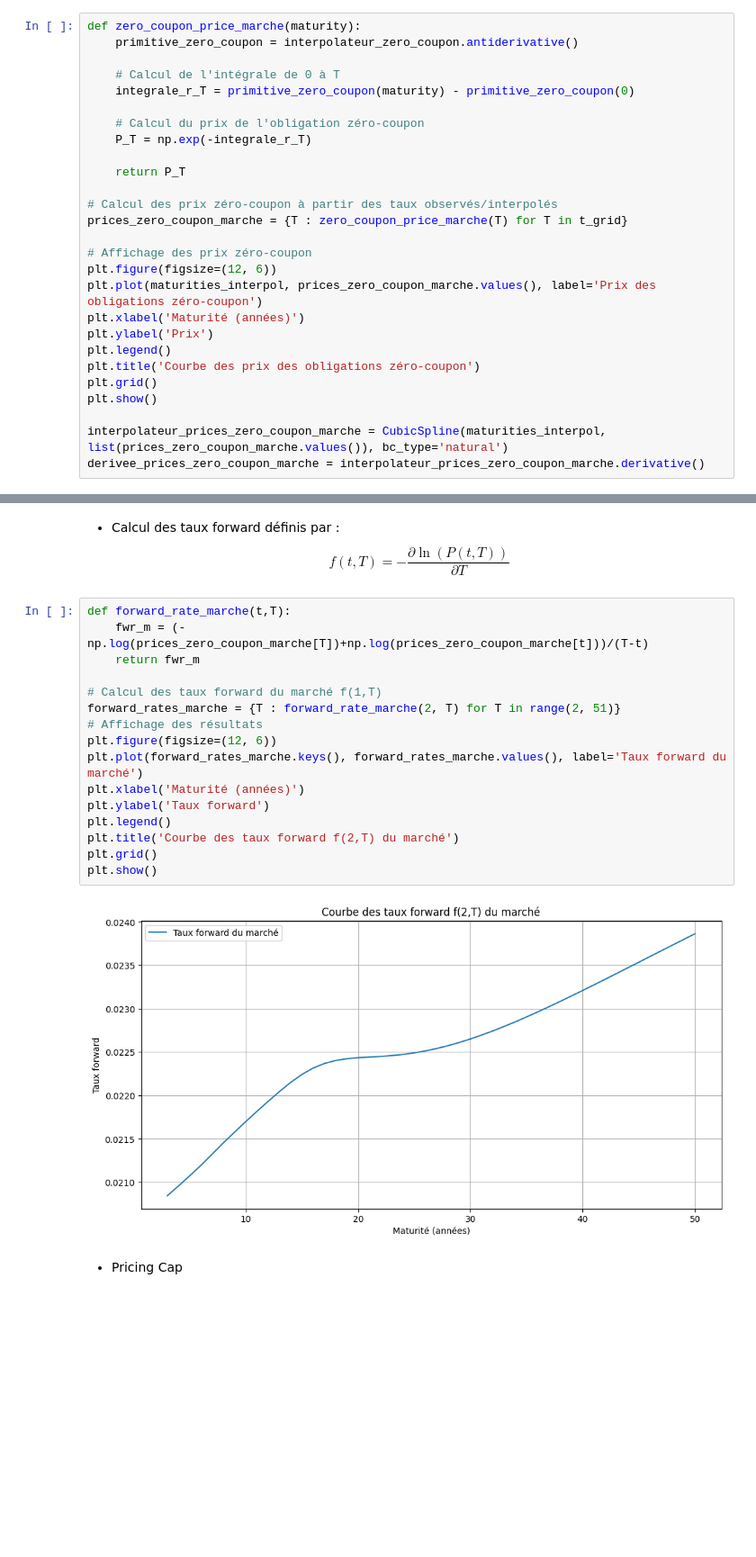
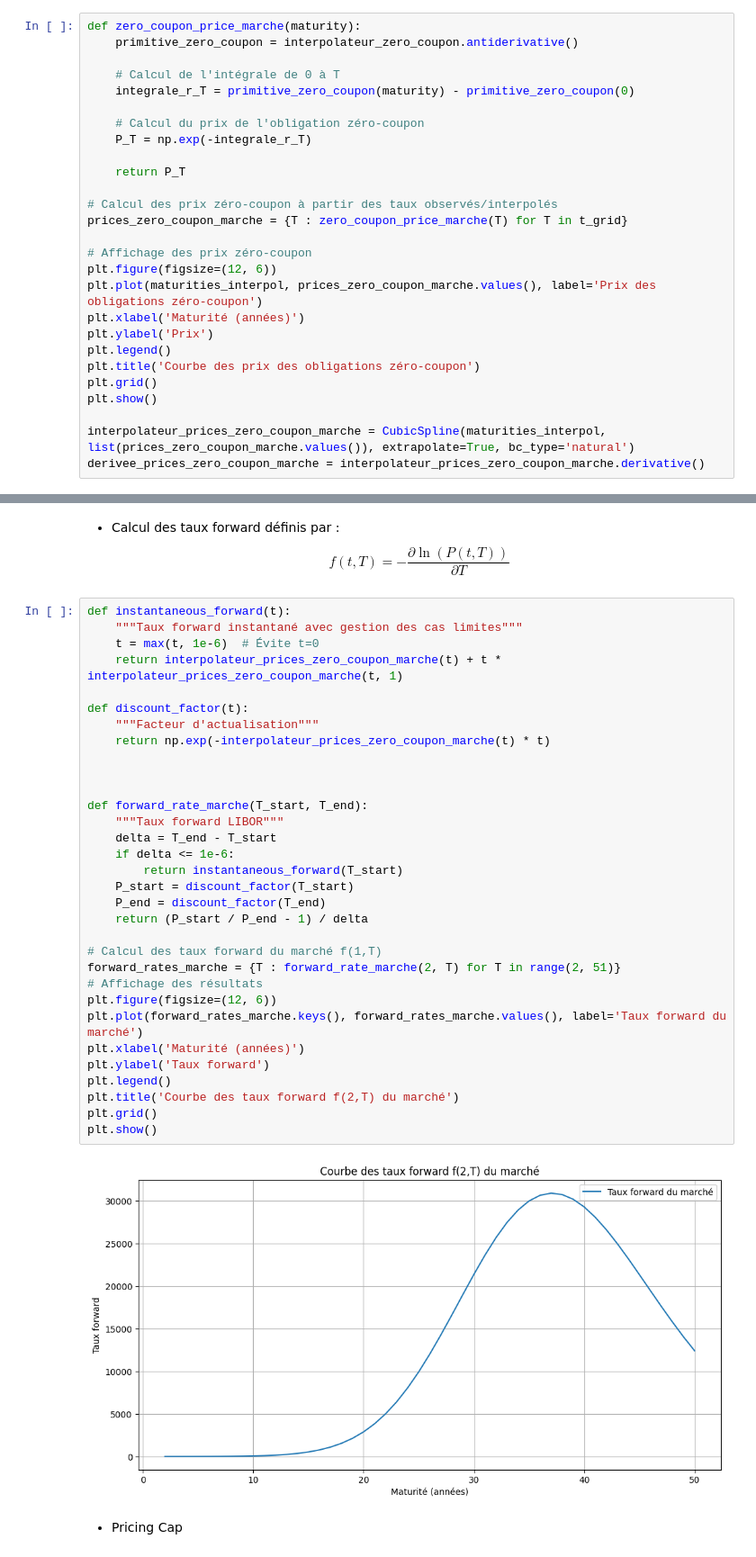
Before and after one commit to massine-djn/StatApp_GSE, a Jupyter notebook: notebook.ipynb, the cells around one changed output, grey strips where cells are left out. Shown at 90% size. Drawn from its saved outputs; the diff is of its cells as text; blank space fills up the shorter version.

```diff
--- a/notebook.ipynb
+++ b/notebook.ipynb
@@ -123,7 +123,7 @@ plt.title('Courbe des prix des obligations zéro-coupon')
 plt.grid()
 plt.show()
 
-interpolateur_prices_zero_coupon_marche = CubicSpline(maturities_interpol, list(prices_zero_coupon_marche.values()), bc_type='natural')
+interpolateur_prices_zero_coupon_marche = CubicSpline(maturities_interpol, list(prices_zero_coupon_marche.values()), extrapolate=True, bc_type='natural')
 derivee_prices_zero_coupon_marche = interpolateur_prices_zero_coupon_marche.derivative()
 # %% [output]
 [figure]
@@ -133,23 +133,39 @@ $$
 f(t,T) = -\frac{\partial \ln(P(t,T))}{\partial T}
 $$
 # %%
-def forward_rate_marche(t,T):
-    fwr_m = (-np.log(prices_zero_coupon_marche[T])+np.log(prices_zero_coupon_marche[t]))/(T-t)
-    return fwr_m
+def instantaneous_forward(t):
+    """Taux forward instantané avec gestion des cas limites"""
+    t = max(t, 1e-6)  # Évite t=0
+    return interpolateur_prices_zero_coupon_marche(t) + t * interpolateur_prices_zero_coupon_marche(t, 1)
+
+def discount_factor(t):
+    """Facteur d'actualisation"""
+    return np.exp(-interpolateur_prices_zero_coupon_marche(t) * t)
+
+
+
+def forward_rate_marche(T_start, T_end):
+    """Taux forward LIBOR"""
+    delta = T_end - T_start
+    if delta <= 1e-6:
+        return instantaneous_forward(T_start)
+    P_start = discount_factor(T_start)
+    P_end = discount_factor(T_end)
+    return (P_start / P_end - 1) / delta
 
 # Calcul des taux forward du marché f(1,T)
 forward_rates_marche = {T : forward_rate_marche(2, T) for T in range(2, 51)}
 # Affichage des résultats
 plt.figure(figsize=(12, 6))
 plt.plot(forward_rates_marche.keys(), forward_rates_marche.values(), label='Taux forward du marché')
 plt.xlabel('Maturité (années)')
 plt.ylabel('Taux forward')
 plt.legend()
 plt.title('Courbe des taux forward f(2,T) du marché')
 plt.grid()
 plt.show()
 # %% [output]
-[figure, old version]
+[figure, new version]
 # %% [markdown]
 - Pricing Cap
 # %%
```
Also changed, not shown: 1 other file.
